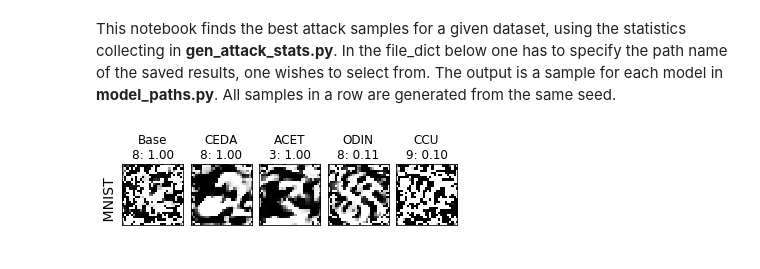
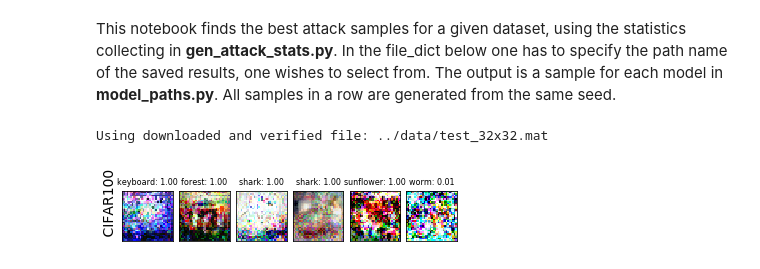
Before and after one commit to AlexMeinke/certified-certain-uncertainty, a Jupyter notebook: GenSample.ipynb, the cells around one changed output. Saved outputs shown, nothing was run; the diff lists cells and outputs as text; code cells hidden in the pictures.

```diff
--- a/GenSample.ipynb
+++ b/GenSample.ipynb
@@ -33,13 +33,13 @@ import model_paths
 This notebook finds the best attack samples for a given dataset, using the statistics collecting in **gen_attack_stats.py**. In the file_dict below one has to specify the path name of the saved results, one wishes to select from.
 The output is a sample for each model in **model_paths.py**. All samples in a row are generated from the same seed.
 # %%
-dataset = 'MNIST'
+dataset = 'CIFAR100'
 
-file_dict = {'MNIST' :'samples_steps200_alpha3.0_restarts10_batches10_batch_size100_MNIST_2019-06-11 07:41:24.005548_MNIST.pth',
+file_dict = {'MNIST' :'samples_steps200_alpha3.0_restarts10_batches10_batch_size100_MNIST_2019-06-15 09:35:00.029096_MNIST.pth',
              'FMNIST':'samples_steps200_alpha3.0_restarts10_batches10_batch_size100_FMNIST_2019-06-11 08:05:12.188177_FMNIST.pth',
-             'SVHN' : 'samples_steps200_alpha3.0_restarts10_batches10_batch_size100_SVHN_2019-06-11 08:06:13.094571_SVHN.pth',
-             'CIFAR10':'samples_steps200_alpha3.0_restarts10_batches10_batch_size100_CIFAR10_2019-06-11 08:06:41.329635_CIFAR10.pth',
-             'CIFAR100' : 'samples_steps200_alpha3.0_restarts10_batches10_batch_size100_CIFAR100_2019-06-11 08:07:09.095861_CIFAR100.pth'
+             'SVHN' : 'samples_steps200_alpha3.0_restarts10_batches10_batch_size100_SVHN_2019-06-15 06:39:42.380228_SVHN.pth',
+             'CIFAR10':'samples_steps200_alpha3.0_restarts10_batches10_batch_size100_CIFAR10_2019-06-15 06:40:05.851630_CIFAR10.pth',
+             'CIFAR100' : 'samples_steps200_alpha3.0_restarts10_batches10_batch_size100_CIFAR100_2019-06-15 06:41:07.390466_CIFAR100.pth'
             }
 
 file = file_dict[dataset]
@@ -49,6 +49,8 @@ batch = torch.load('results/backup/' + file)
 model_params = params.params_dict[dataset]()
 model_path = model_paths.model_dict[dataset]()
 model_list = [torch.load(file).cpu().eval() for file in list(model_path.file_dict.values())]
+# %% [output]
+Using downloaded and verified file: ../data/test_32x32.mat
 # %%
 num_of_models = len(model_list)
 
@@ -87,36 +89,36 @@ adv_noise = noise[:,index]
 
 #plt.xticks([])
 #plt.yticks([])
 
 for i in range(num_of_models):
     plt.subplot(1, num_of_models, 1 + i)
     if i==0:
         plt.ylabel(' ' + dataset + '\n', rotation=90, horizontalalignment='left', va='center',
                    fontsize=14, position=(0,0))
 
     if dataset in ['MNIST', 'SVHN']:
         string = list(model_path.file_dict.keys())[i] + '\n'
     else:
         string = ''
 
     string += ( str(plotting.classes_dict[dataset][pred[i]] )
                + ": %.2f" % conf[i][index].exp().item() )
 
-    plt.title(string, fontsize=10)
-    plt.title(string)
+    plt.title(string, fontsize=8)
+    #plt.title(string)
 
     if dataset in ['MNIST', 'FMNIST']:
         plt.imshow(adv_noise[i].squeeze().detach().cpu(), cmap='gray', interpolation='none')
     elif dataset in ['CIFAR10', 'SVHN', 'CIFAR100']:
         plt.imshow(adv_noise[i].transpose(0,2).transpose(0,1).detach().cpu(), interpolation='none')
     plt.xticks([])
     plt.yticks([])
 
 # plt.tight_layout()
 plt.subplots_adjust(left=None, bottom=None, right=None, top=None, wspace=.12, hspace=None)
 myplot = plt.gcf()
 # %% [output]
-[figure, old version]
+[figure, new version]
 # %%
 myplot.savefig('results/' + dataset + '_sample' + '.eps', format='eps',
                bbox_inches = 'tight', pad_inches = 0)
```
Also changed, not shown: 1 other file.
